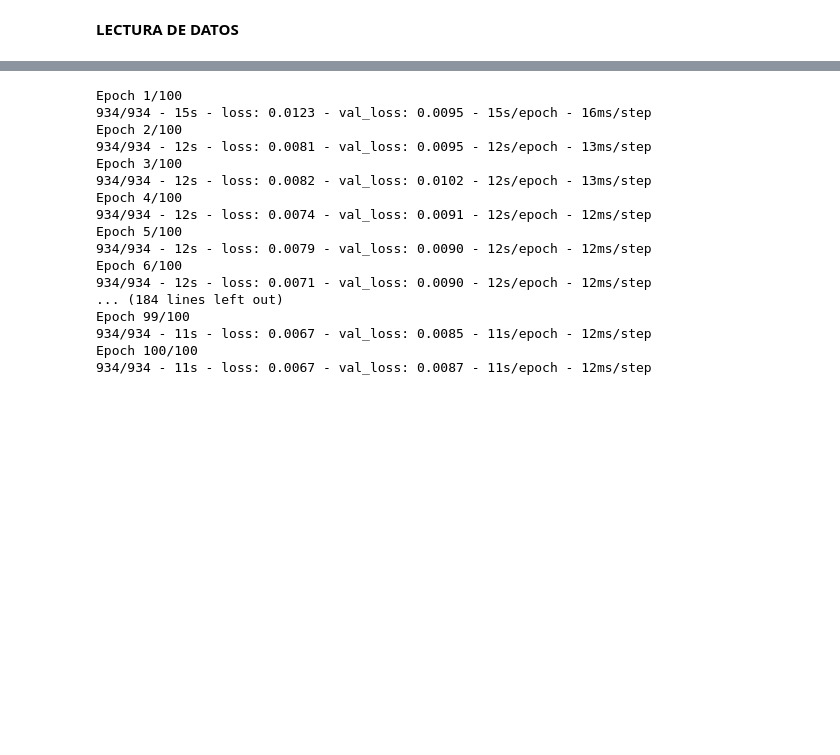
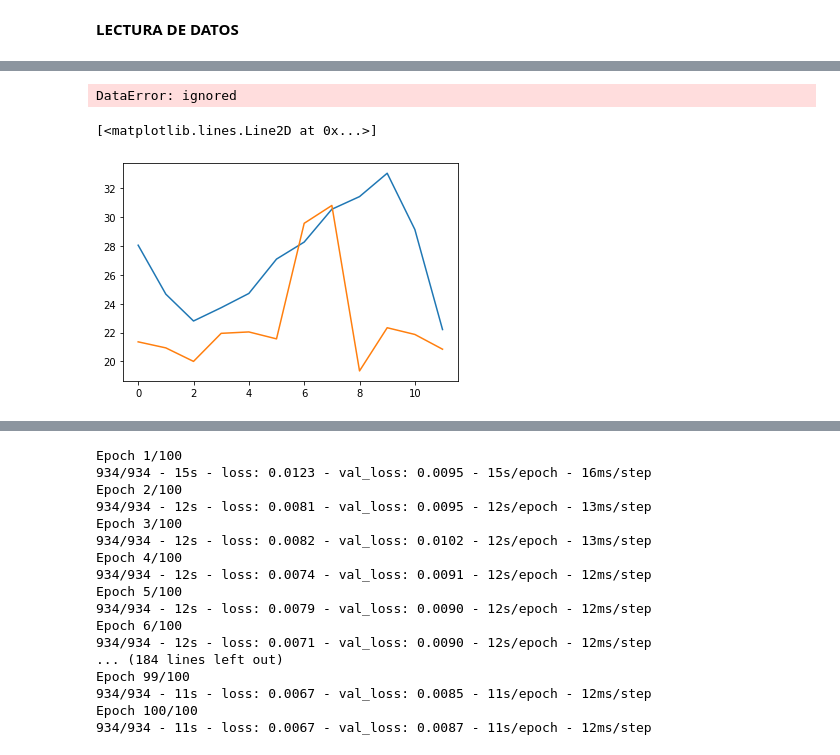
Before and after one commit to bchuchucaa/RNNConsumoDeAgua, a Jupyter notebook: RNNConsumoDeAgua.ipynb, the cells around one changed output, grey strips where cells are left out. Drawn from its saved outputs; the diff is of its cells as text; code cells hidden in the pictures; blank space fills up the shorter version.

```diff
--- a/RNNConsumoDeAgua.ipynb
+++ b/RNNConsumoDeAgua.ipynb
@@ -136,0 +183,3 @@ dataComp.head()
+# %%
+dataComp['TIPO'] = dataComp['TIPO'].astype(str)
+dataComp['NOMBRE'] = dataComp['NOMBRE'].astype(str)
@@ -136,0 +253,12 @@ dataComp.head()
+# %%
+#PROMEDIO MENSUAL DE CONSUMO DE AGUA
+meses = dataComp.resample('M').mean()
+meses
+# %% [output]
+DataError: ignored
+# %%
+plt.plot(meses['2009'].values)
+plt.plot(meses['2010'].values)
+# %% [output]
+[<matplotlib.lines.Line2D at 0x...>]
+[figure, added]
```
Also changed, not shown: parts of 49 cells of this notebook.
